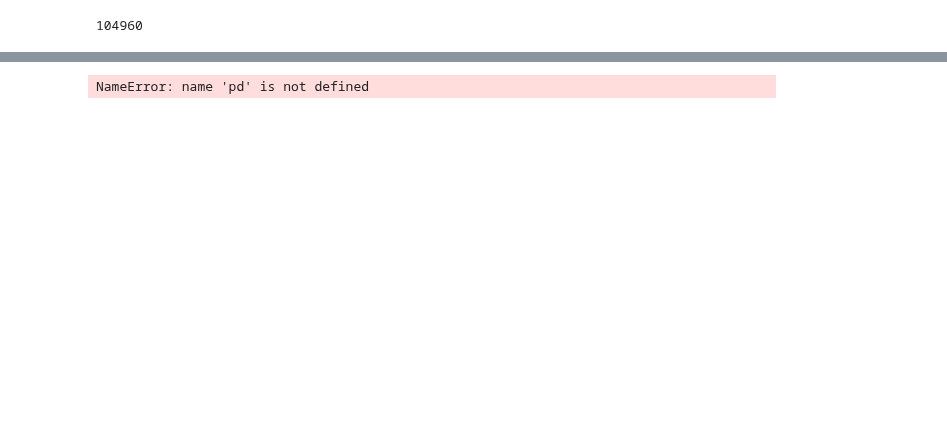
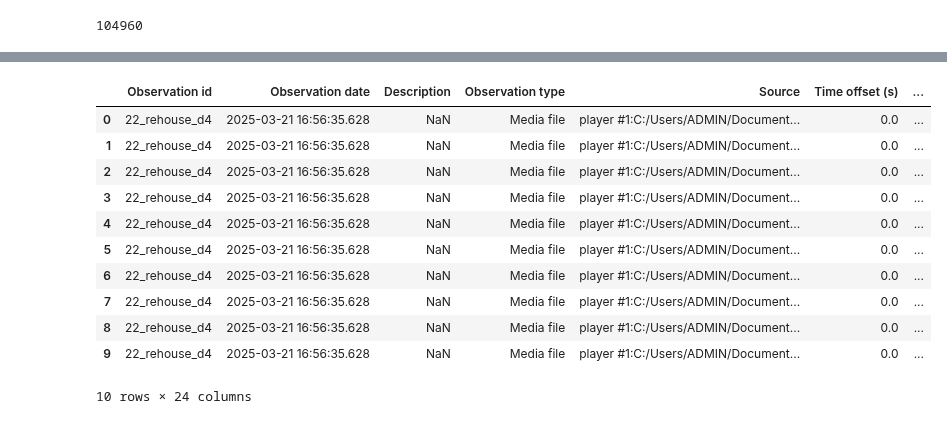
Before and after one commit to padillacoreanolab/respiratory_pilot, a Jupyter notebook: notebooks/thomas_notebooks/testing_rsp_plot.ipynb, the cells around one changed output, grey strips where cells are left out. Drawn from its saved outputs; the diff is of its cells as text; code cells hidden in the pictures; blank space fills up the shorter version.

```diff
--- a/notebooks/thomas_notebooks/testing_rsp_plot.ipynb
+++ b/notebooks/thomas_notebooks/testing_rsp_plot.ipynb
@@ -83,7 +85,23 @@ rsp_df.df.head()
 | 3 | 0.009830 | -0.022772 | None | NaN |
 | 4 | 0.013107 | -0.021903 | None | NaN |
 # %%
-boris_data = r'C:\Users\ADMIN\Desktop\Code\researchProjs\respiratory_pilot\data\22_rehouse_d4_OM.csv'
+boris_data = r'C:\Users\ADMIN\Desktop\Code\researchProjs\respiratory_pilot\testing_data\22_rehouse_d4_OM.csv'
 boris_df = pd.read_csv(boris_data)
+
+boris_df["Start (s)"] = boris_df["Start (s)"] - 600
+boris_df["Stop (s)"] = boris_df["Stop (s)"] - 600
+
+boris_df.head(10)
 # %% [output]
+|  | Observation id | Observation date | Description | Observation type | Source | Time offset (s) | ... |
+| 0 | 22_rehouse_d4 | 2025-03-21 16:56:35.628 | NaN | Media file | player #1:C:/Users/ADMIN/Document... | 0.0 | ... |
+| 1 | 22_rehouse_d4 | 2025-03-21 16:56:35.628 | NaN | Media file | player #1:C:/Users/ADMIN/Document... | 0.0 | ... |
+| 2 | 22_rehouse_d4 | 2025-03-21 16:56:35.628 | NaN | Media file | player #1:C:/Users/ADMIN/Document... | 0.0 | ... |
+| 3 | 22_rehouse_d4 | 2025-03-21 16:56:35.628 | NaN | Media file | player #1:C:/Users/ADMIN/Document... | 0.0 | ... |
+| 4 | 22_rehouse_d4 | 2025-03-21 16:56:35.628 | NaN | Media file | player #1:C:/Users/ADMIN/Document... | 0.0 | ... |
+| 5 | 22_rehouse_d4 | 2025-03-21 16:56:35.628 | NaN | Media file | player #1:C:/Users/ADMIN/Document... | 0.0 | ... |
+| 6 | 22_rehouse_d4 | 2025-03-21 16:56:35.628 | NaN | Media file | player #1:C:/Users/ADMIN/Document... | 0.0 | ... |
+| 7 | 22_rehouse_d4 | 2025-03-21 16:56:35.628 | NaN | Media file | player #1:C:/Users/ADMIN/Document... | 0.0 | ... |
+| 8 | 22_rehouse_d4 | 2025-03-21 16:56:35.628 | NaN | Media file | player #1:C:/Users/ADMIN/Document... | 0.0 | ... |
+| 9 | 22_rehouse_d4 | 2025-03-21 16:56:35.628 | NaN | Media file | player #1:C:/Users/ADMIN/Document... | 0.0 | ... |
-NameError: name 'pd' is not defined
+10 rows × 24 columns
```
Also changed, not shown: parts of 5 cells of this notebook.
